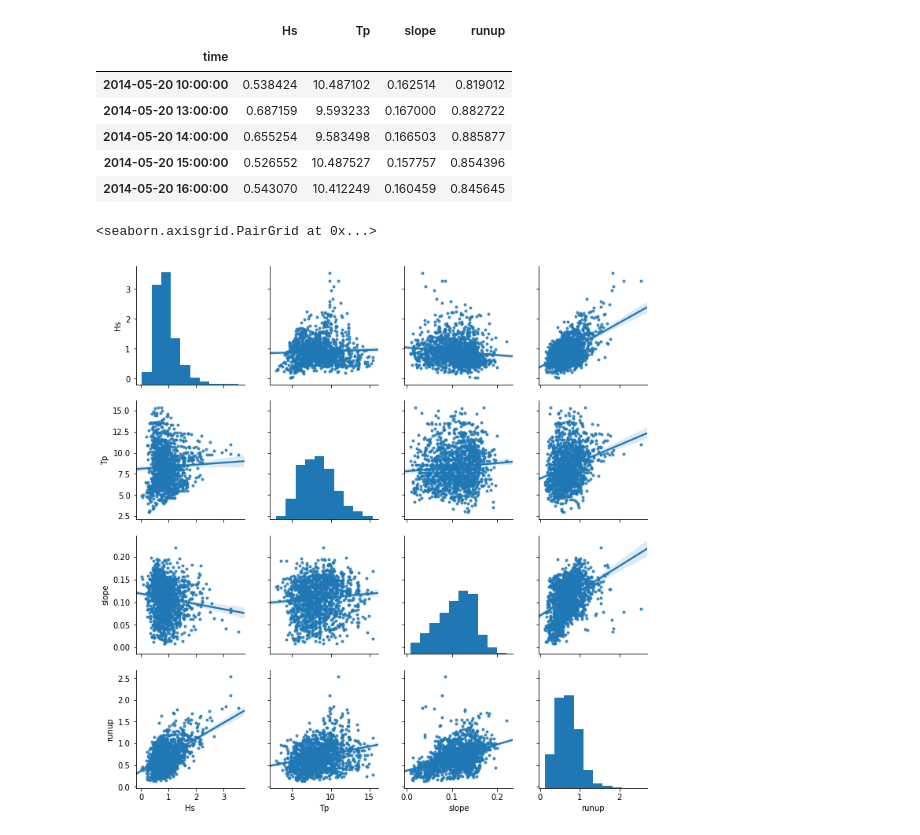
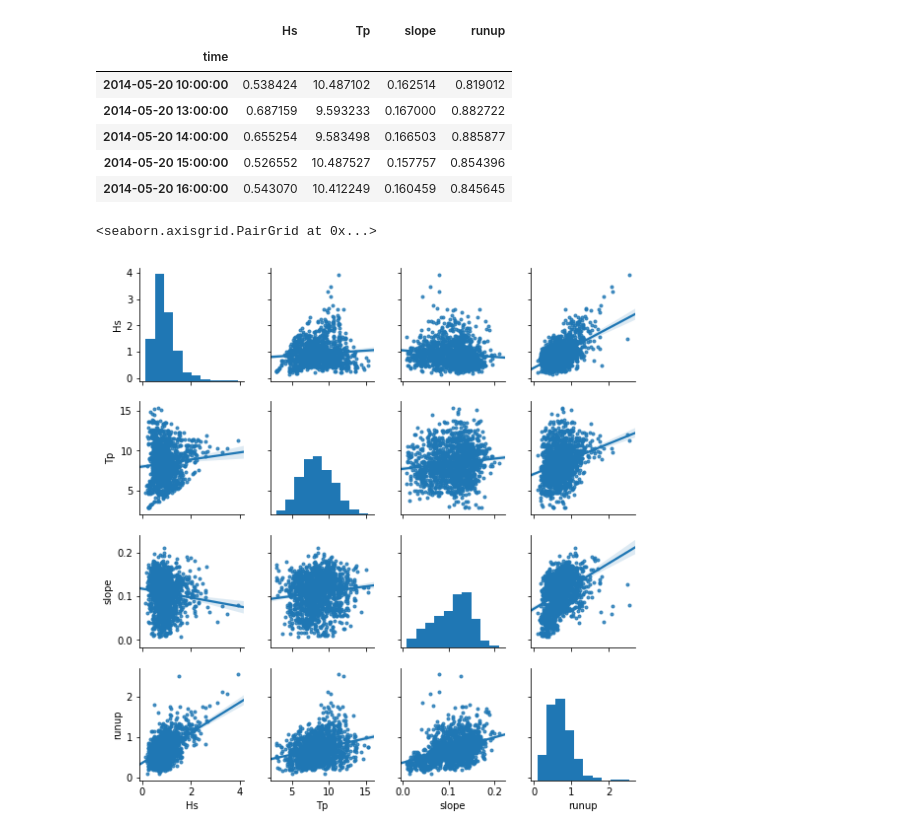
Before and after one commit to TomasBeuzen/PH12_Dune_Erosion_Model, a Jupyter notebook: Runup_GP/Gaussian_Process_Narra.ipynb, the cells around one changed output. Saved outputs shown, nothing was run; the diff lists cells and outputs as text; code cells hidden in the pictures.

```diff
--- a/Runup_GP/Gaussian_Process_Narra.ipynb
+++ b/Runup_GP/Gaussian_Process_Narra.ipynb
@@ -34,10 +42,10 @@ df.head()
 # %%
 # Data exploration
 # Change this two a 2d surface plot on the tril
-sns.pairplot(df.sample(round(len(df)/6)),markers='.',kind='reg',size=2.5)
+sns.pairplot(df.sample(round(len(df)/6)),markers='.',kind='reg',size=2)
 # %% [output]
 <seaborn.axisgrid.PairGrid at 0x...>
-[figure, old version]
+[figure, new version]
 # %%
 # Split data into training/testing
 X = df.drop(columns='runup')
```
Also changed, not shown: parts of 13 cells of this notebook, 1 other file.
